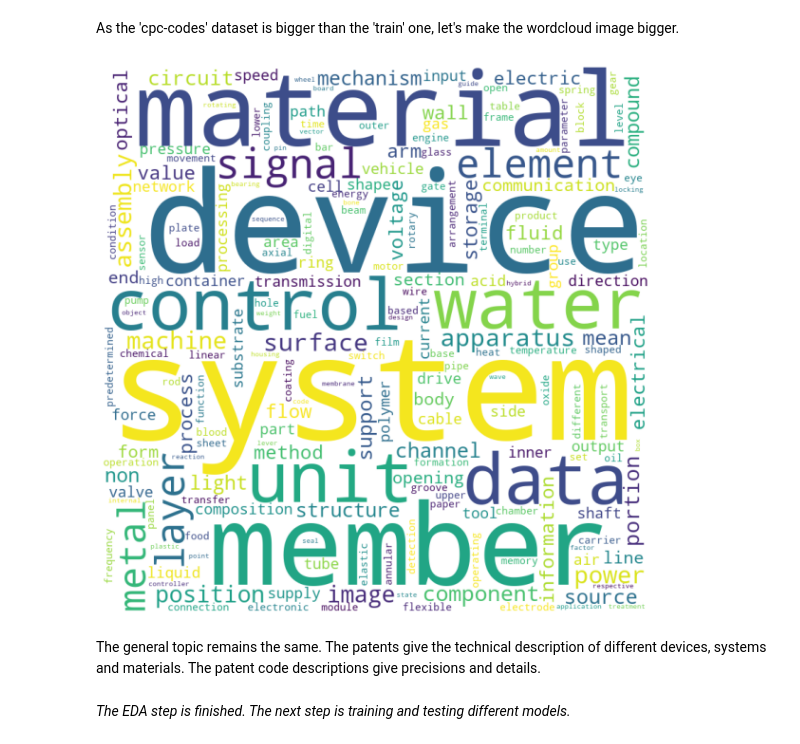
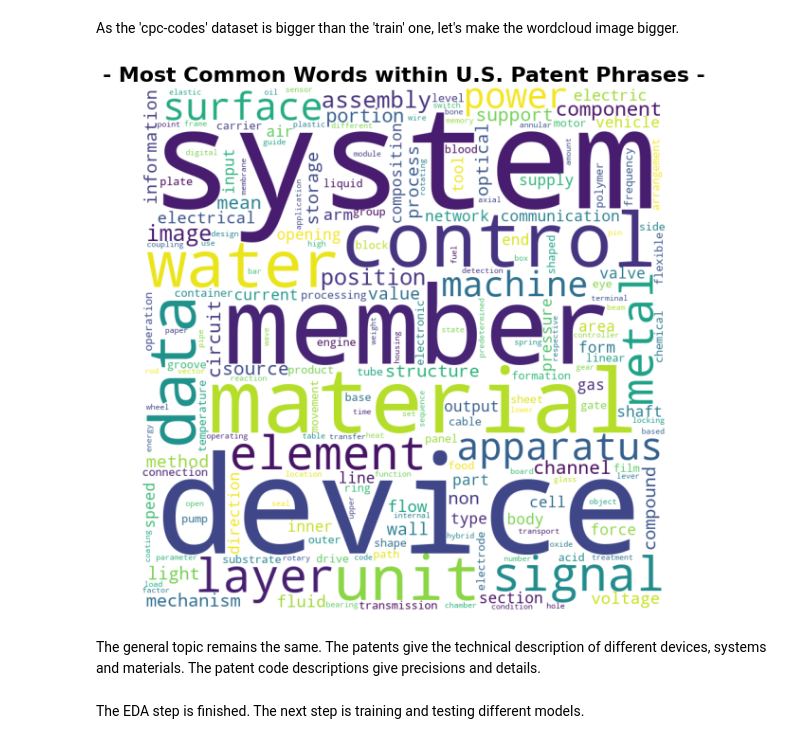
Before and after one commit to imaspol/U.S.-Patent-Phrase-to-Phrase-Matching-Competition, a Jupyter notebook: u-s-patent-phrase-basic-eda.ipynb, the cells around one changed output. Cells and saved outputs as stored; diff of their text form; code cells hidden in the pictures.

Commit message:
Kaggle Notebook | U.S. Patent Phrase_basic_EDA | Version 5

```diff
--- a/u-s-patent-phrase-basic-eda.ipynb
+++ b/u-s-patent-phrase-basic-eda.ipynb
@@ -215,20 +217,22 @@ As the 'cpc-codes' dataset is bigger than the 'train' one, let's make the wordcl
 # %%
 wordcloud = WordCloud(width = 800,
                       height = 800,
                       background_color ='white',
                       min_font_size = 10,
                       ).generate(cloud_txt)
 
 # plot the WordCloud image
 plt.figure(figsize = (8, 8), facecolor = None)
+plt.title("- Most Common Words within U.S. Patent Phrases -",
+           size=22, weight="bold")
 plt.imshow(wordcloud)
 plt.axis("off")
 plt.tight_layout(pad = 0)
 
 plt.show()
 # %% [output]
-[figure, old version]
+[figure, new version]
 # %% [markdown]
 The general topic remains the same. The patents give the technical description of different devices, systems and materials. The patent code descriptions give precisions and details.
 # %% [markdown]
-*The EDA step is finished. The next step is training and testing different models.*
+The EDA step is finished. The next step is training and testing different models.
```
Also changed, not shown: parts of 4 cells of this notebook.
